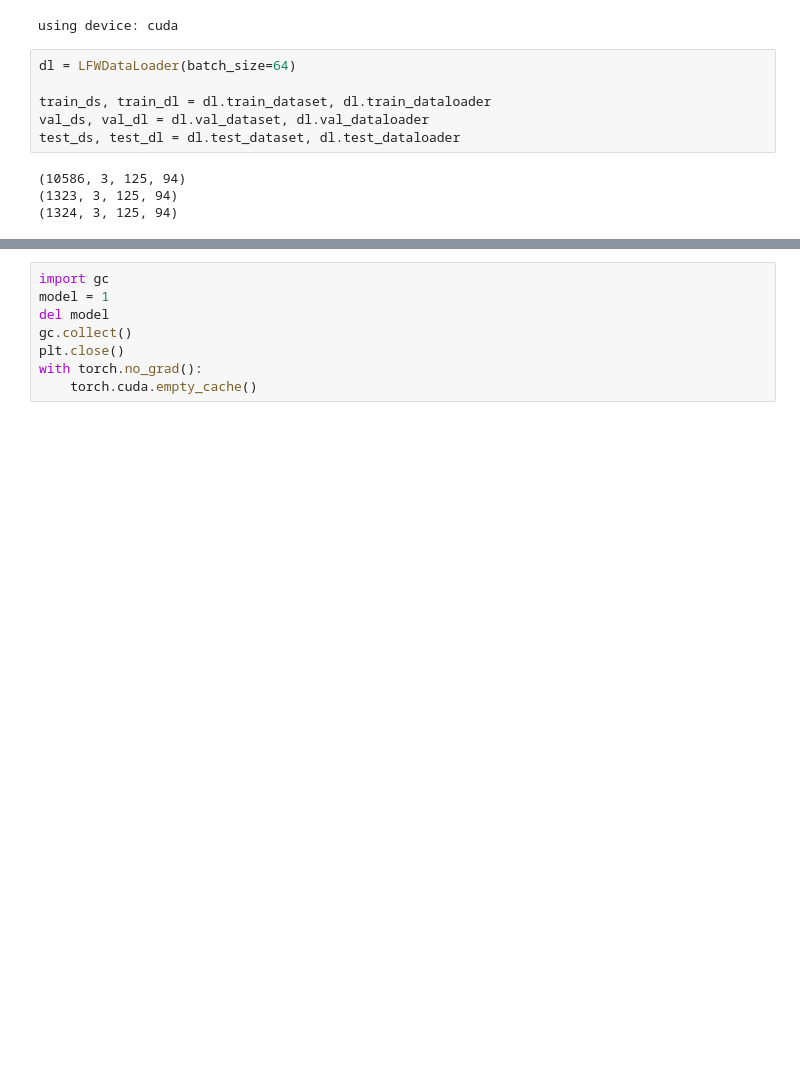
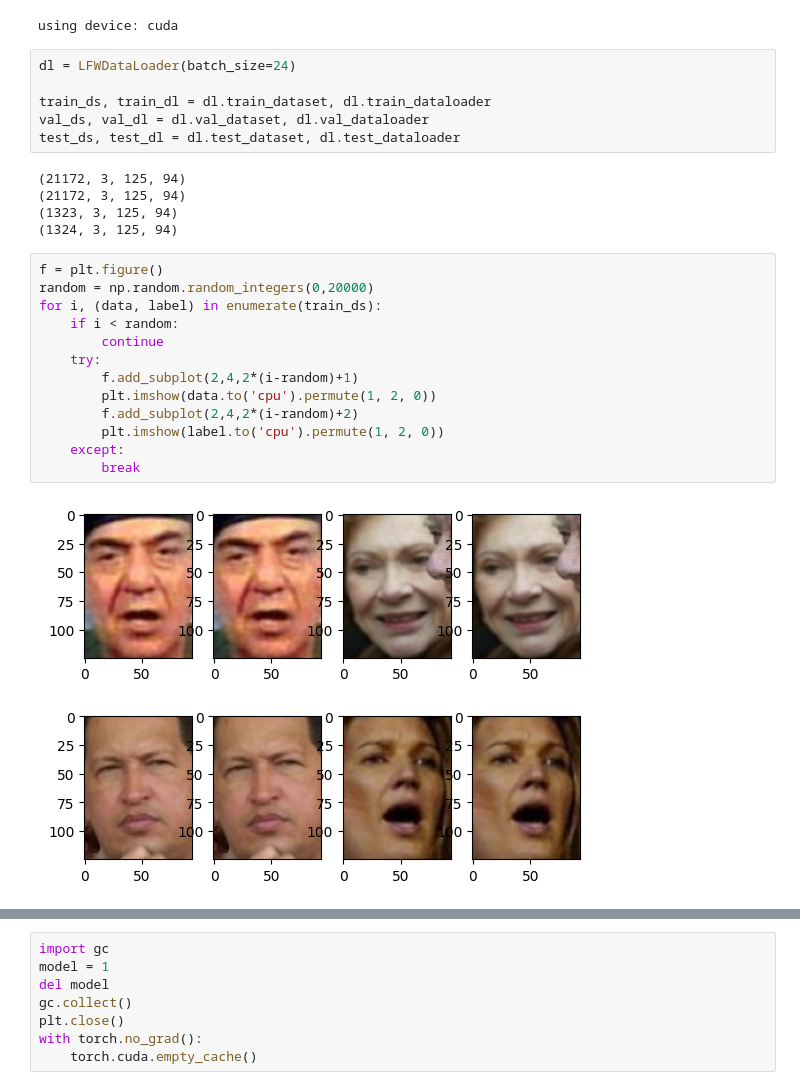
Before and after one commit to rwbakerUMASS/682-Final-Project, a Jupyter notebook: run_model.ipynb, the cells around one changed output, grey strips where cells are left out. Cells and saved outputs as stored; diff of their text form; blank space fills up the shorter version.

```diff
--- a/run_model.ipynb
+++ b/run_model.ipynb
@@ -25,13 +25,29 @@ print('using device:', device)
 # %% [output]
 using device: cuda
 # %%
-dl = LFWDataLoader(batch_size=64)
+dl = LFWDataLoader(batch_size=24)
 
 train_ds, train_dl = dl.train_dataset, dl.train_dataloader
 val_ds, val_dl = dl.val_dataset, dl.val_dataloader
 test_ds, test_dl = dl.test_dataset, dl.test_dataloader
 # %% [output]
-(10586, 3, 125, 94)
+(21172, 3, 125, 94)
+(21172, 3, 125, 94)
 (1323, 3, 125, 94)
 (1324, 3, 125, 94)
+# %%
+f = plt.figure()
+random = np.random.random_integers(0,20000)
+for i, (data, label) in enumerate(train_ds):
+    if i < random:
+        continue
+    try:
+        f.add_subplot(2,4,2*(i-random)+1)
+        plt.imshow(data.to('cpu').permute(1, 2, 0))
+        f.add_subplot(2,4,2*(i-random)+2)
+        plt.imshow(label.to('cpu').permute(1, 2, 0))
+    except:
+        break
+# %% [output]
+[figure, added]
 # %%
```
Also changed, not shown: parts of 6 cells of this notebook, 4 other files.
